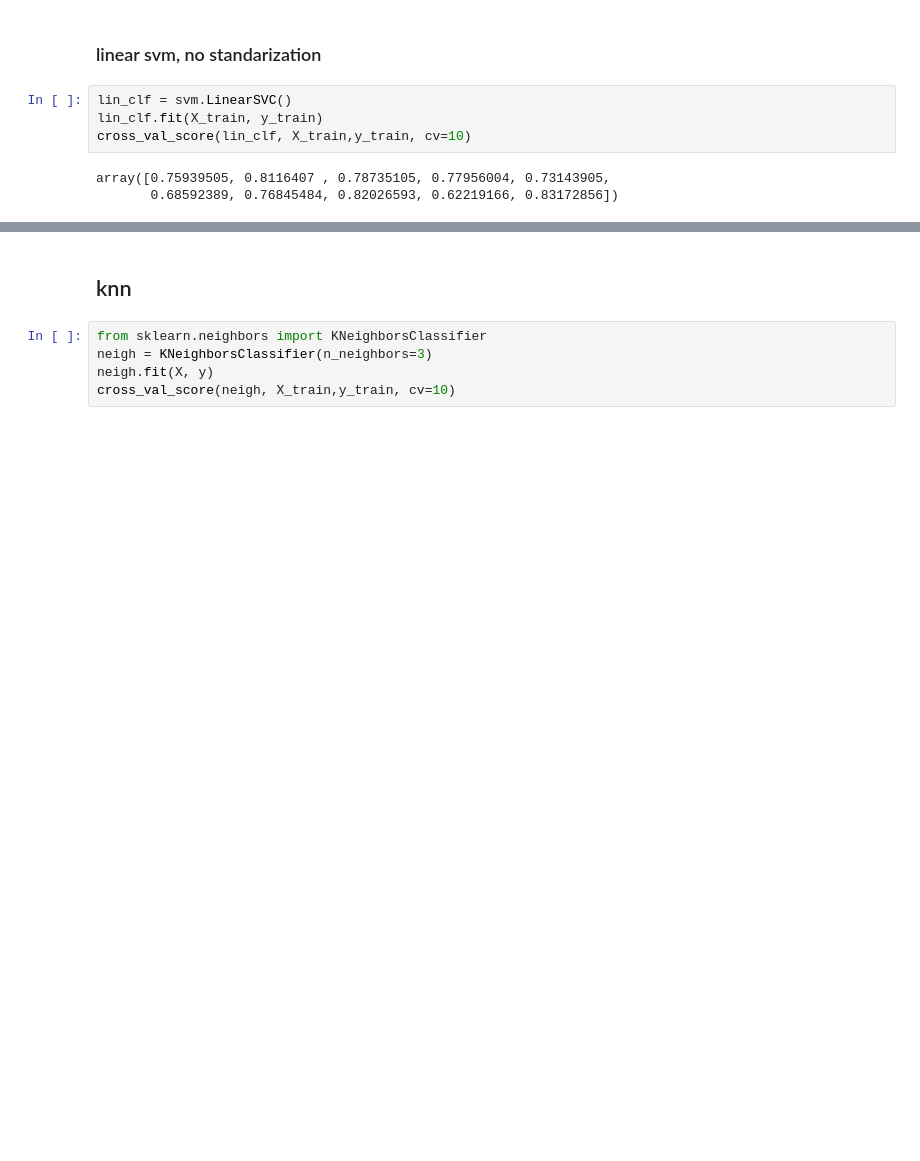
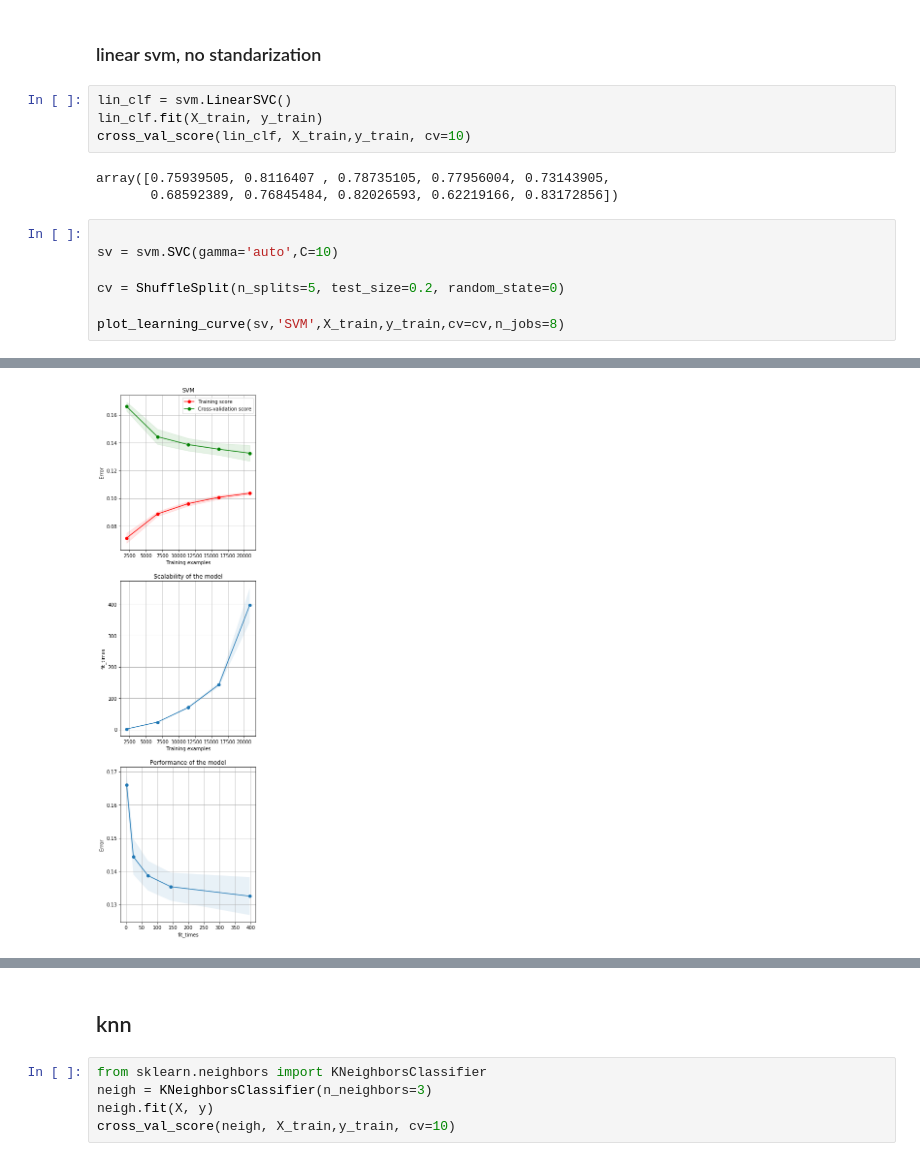
Before and after one commit to neojohny/ml_7641, a Jupyter notebook: homework1/homework1.ipynb, the cells around one changed output, grey strips where cells are left out. Drawn from its saved outputs; the diff is of its cells as text; blank space fills up the shorter version.

```diff
--- a/homework1/homework1.ipynb
+++ b/homework1/homework1.ipynb
@@ -1576,3 +1583,11 @@ cross_val_score(lin_clf, X_train,y_train, cv=10)
 # %% [output]
 array([0.75939505, 0.8116407 , 0.78735105, 0.77956004, 0.73143905,
        0.68592389, 0.76845484, 0.82026593, 0.62219166, 0.83172856])
+# %%
+
+sv = svm.SVC(gamma='auto',C=10)
+
+cv = ShuffleSplit(n_splits=5, test_size=0.2, random_state=0)
+
+plot_learning_curve(sv,'SVM',X_train,y_train,cv=cv,n_jobs=8)
+# %% [output]
@@ -1578,0 +1595 @@ array([0.75939505, 0.8116407 , 0.78735105, 0.77956004, 0.73143905,
+[figure, added]
```
Also changed, not shown: parts of 9 cells of this notebook.
